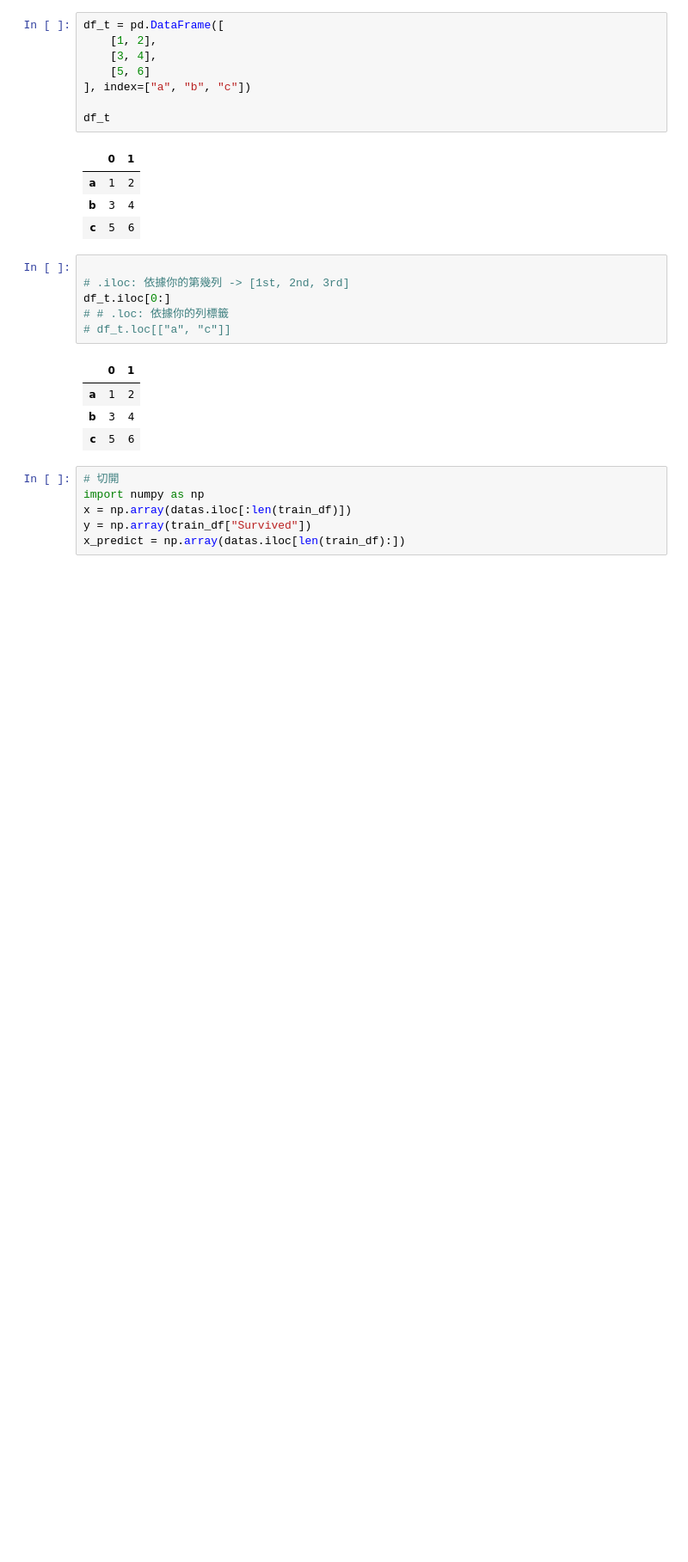
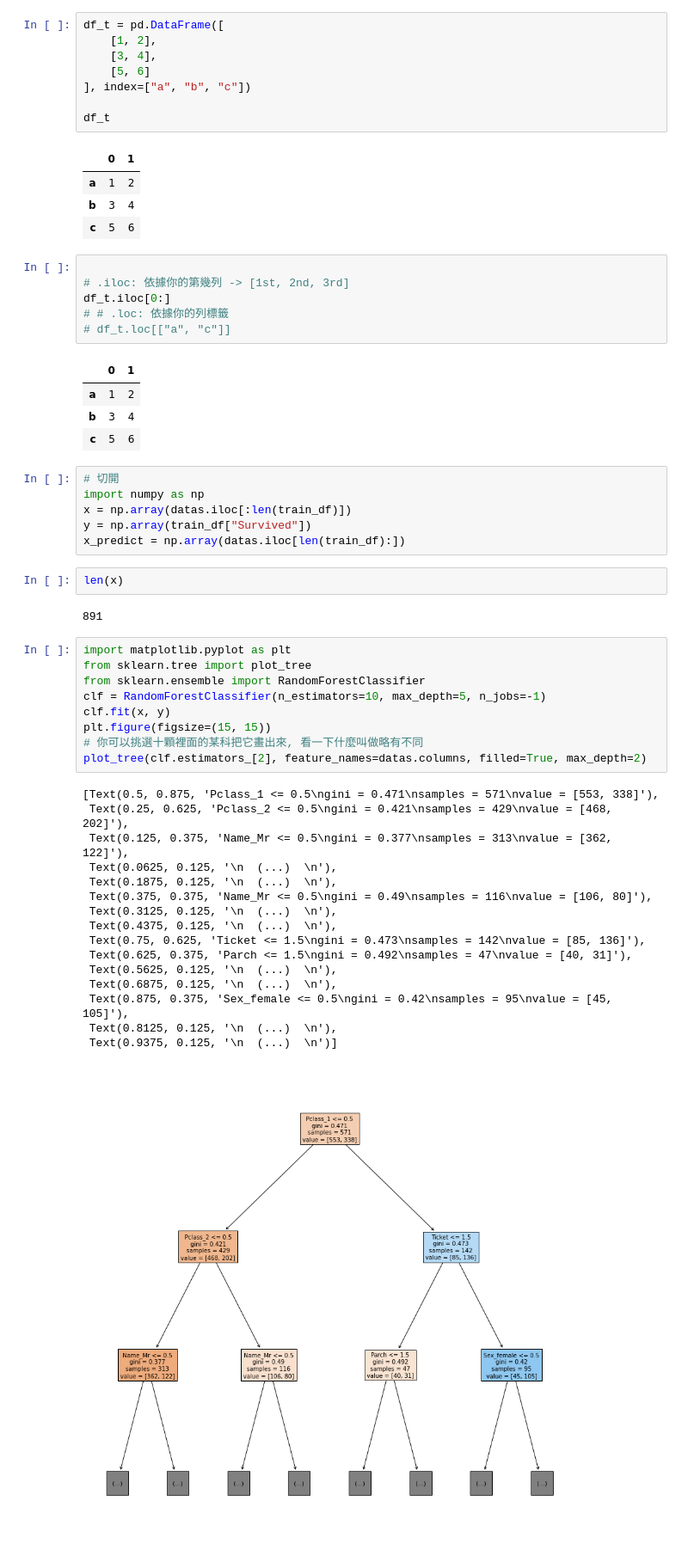
Before and after one commit to yihong1011/TibameML, a Jupyter notebook: 05_titanic.ipynb, the cells around one changed output. Shown: that part at 86% size. Saved outputs shown, nothing was run; the diff lists cells and outputs as text; blank space fills up the shorter version.

```diff
--- a/05_titanic.ipynb
+++ b/05_titanic.ipynb
@@ -175,3 +175,33 @@ import numpy as np
 x = np.array(datas.iloc[:len(train_df)])
 y = np.array(train_df["Survived"])
 x_predict = np.array(datas.iloc[len(train_df):])
+# %%
+len(x)
+# %% [output]
+891
+# %%
+import matplotlib.pyplot as plt
+from sklearn.tree import plot_tree
+from sklearn.ensemble import RandomForestClassifier
+clf = RandomForestClassifier(n_estimators=10, max_depth=5, n_jobs=-1)
+clf.fit(x, y)
+plt.figure(figsize=(15, 15))
+# 你可以挑選十顆裡面的某科把它畫出來, 看一下什麼叫做略有不同
+plot_tree(clf.estimators_[2], feature_names=datas.columns, filled=True, max_depth=2)
+# %% [output]
+[Text(0.5, 0.875, 'Pclass_1 <= 0.5\ngini = 0.471\nsamples = 571\nvalue = [553, 338]'),
+ Text(0.25, 0.625, 'Pclass_2 <= 0.5\ngini = 0.421\nsamples = 429\nvalue = [468, 202]'),
+ Text(0.125, 0.375, 'Name_Mr <= 0.5\ngini = 0.377\nsamples = 313\nvalue = [362, 122]'),
+ Text(0.0625, 0.125, '\n  (...)  \n'),
+ Text(0.1875, 0.125, '\n  (...)  \n'),
+ Text(0.375, 0.375, 'Name_Mr <= 0.5\ngini = 0.49\nsamples = 116\nvalue = [106, 80]'),
+ Text(0.3125, 0.125, '\n  (...)  \n'),
+ Text(0.4375, 0.125, '\n  (...)  \n'),
+ Text(0.75, 0.625, 'Ticket <= 1.5\ngini = 0.473\nsamples = 142\nvalue = [85, 136]'),
+ Text(0.625, 0.375, 'Parch <= 1.5\ngini = 0.492\nsamples = 47\nvalue = [40, 31]'),
+ Text(0.5625, 0.125, '\n  (...)  \n'),
+ Text(0.6875, 0.125, '\n  (...)  \n'),
+ Text(0.875, 0.375, 'Sex_female <= 0.5\ngini = 0.42\nsamples = 95\nvalue = [45, 105]'),
+ Text(0.8125, 0.125, '\n  (...)  \n'),
+ Text(0.9375, 0.125, '\n  (...)  \n')]
+[figure, added]
```
Also changed, not shown: parts of 13 cells of this notebook.
